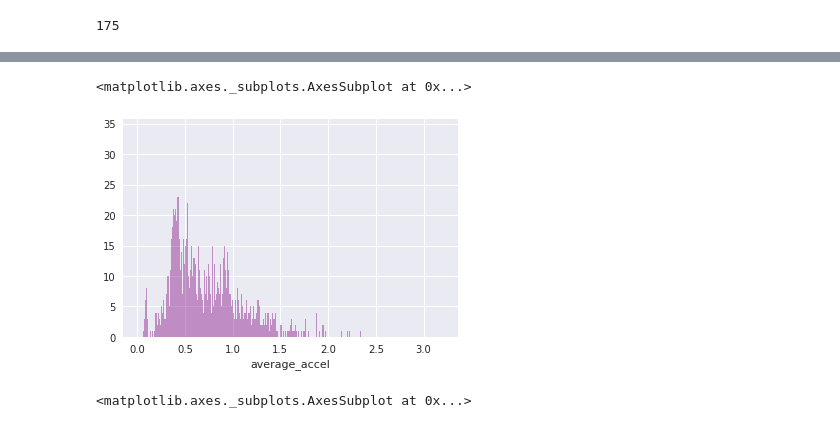
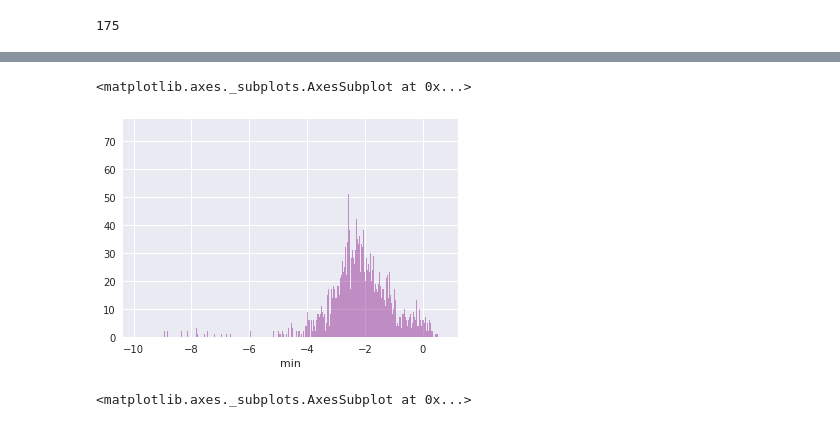
Before and after one commit to AshleyLab/MHC-Gait-Cluster, a Jupyter notebook: MHC-Gait.ipynb, the cells around one changed output, grey strips where cells are left out. Saved outputs shown, nothing was run; the diff lists cells and outputs as text; code cells hidden in the pictures.

```diff
--- a/MHC-Gait.ipynb
+++ b/MHC-Gait.ipynb
@@ -254,13 +254,3 @@ sns.distplot(instances, bins=5000, kde=False, rug=False, color='red')
 # %% [output]
 <matplotlib.axes._subplots.AxesSubplot at 0x...>
 [figure]
-# %%
-test_df = pd.read_json('data/test_accel_old2.json')
-
-x = np.asarray(test_df.x)
-y = np.asarray(test_df.y)
-z = np.asarray(test_df.z)
-x_ = list(moving_window(x, 200))
-y_ = list(moving_window(y, 200))
-z_ = list(moving_window(z, 200))
-spectral_centroid(x_, y_, z_)[0]
@@ -725,0 +660,13 @@ sns.pairplot(testing, size=5)
+# %%
+# number of unique hc is 175
+# testing contains a uniform number of samples for every 6 minute walk test
+everything = min_df(find_lowest_num_samples(newtotal_df), newtotal_df)
+# Filter out the outlier weights
+
+# Now the number of unique healthCodes should actually be 173 (one 6MWT per healthCode)
+# %%
+everything = everything[everything.weight < 400]
+everything = everything[everything.weight > 80]
+
+# this dataframe doesn't have demographic data
+everything_no_demog = everything.drop(columns=['sex', 'currentAge', 'weight', 'height'])
@@ -725,0 +780,9 @@ sns.pairplot(testing, size=5)
+# %%
+from sklearn.cluster import KMeans
+import numpy as np
+import matplotlib.pyplot as plt
+import seaborn as sns
+sns.set()
+X = np.array(final)
+kmeans = KMeans(n_clusters=100, random_state=0).fit(X)
+kmeans.labels_
@@ -726,10 +807,10 @@ sns.pairplot(testing, size=5)
 # %%
 import seaborn as sns
 sns.set()
-sns.distplot(total_df['average_accel'], bins=10000, kde=False, rug=False, color='purple')
+sns.distplot(everything['min'], bins=10000, kde=False, rug=False, color='purple')
 # %% [output]
 <matplotlib.axes._subplots.AxesSubplot at 0x...>
-[figure, old version]
+[figure, new version]
 # %%
 sns.distplot(total_df['min'], bins=10000, kde=True, rug=False, color='green')
 # %% [output]
```
Also changed, not shown: parts of 18 cells of this notebook, 4 other files.
